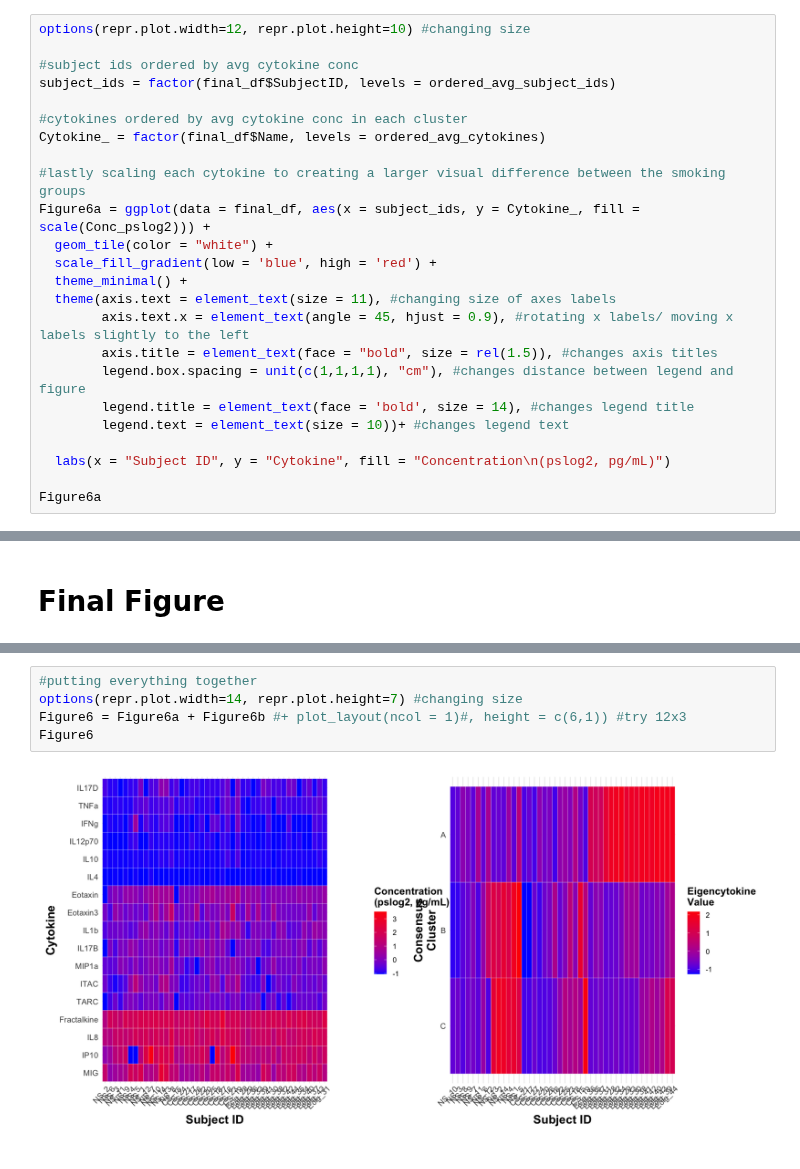
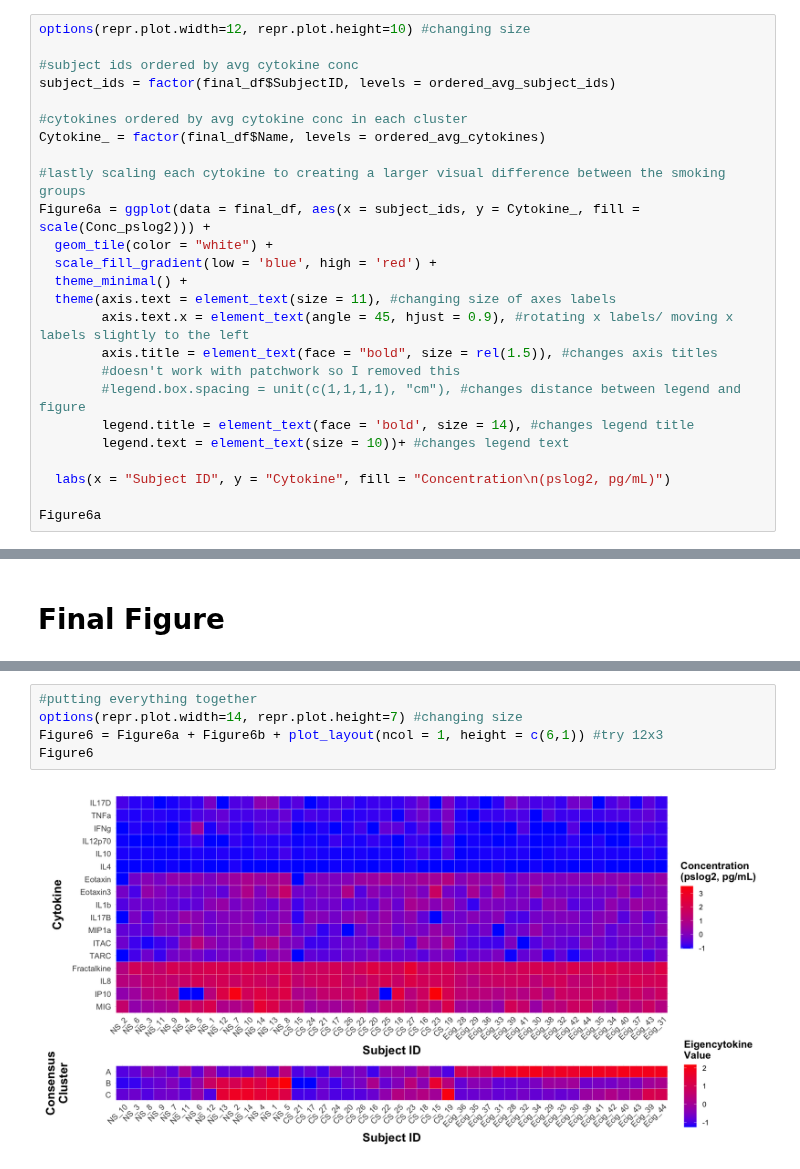
Before and after one commit to Ragerlab/Script_for_Cytokine-Signature-Clusters-as-a-Tool-to-Compare-Changes-associated-with-Tobacco-Product-, a Jupyter notebook: 1.4. Clustering Analyses/Eigencytokine Visualization (Figure 6).ipynb, the cells around one changed output, grey strips where cells are left out. Cells and saved outputs as stored; diff of their text form.

```diff
--- a/1.4. Clustering Analyses/Eigencytokine Visualization (Figure 6).ipynb
+++ b/1.4. Clustering Analyses/Eigencytokine Visualization (Figure 6).ipynb
@@ -208,7 +208,8 @@ Figure6a = ggplot(data = final_df, aes(x = subject_ids, y = Cytokine_, fill = sc
   theme(axis.text = element_text(size = 11), #changing size of axes labels
         axis.text.x = element_text(angle = 45, hjust = 0.9), #rotating x labels/ moving x labels slightly to the left
         axis.title = element_text(face = "bold", size = rel(1.5)), #changes axis titles
-        legend.box.spacing = unit(c(1,1,1,1), "cm"), #changes distance between legend and figure
+        #doesn't work with patchwork so I removed this
+        #legend.box.spacing = unit(c(1,1,1,1), "cm"), #changes distance between legend and figure
         legend.title = element_text(face = 'bold', size = 14), #changes legend title
         legend.text = element_text(size = 10))+ #changes legend text
 
@@ -355,7 +351,7 @@ Figure6b
 # %%
 #putting everything together
 options(repr.plot.width=14, repr.plot.height=7) #changing size
-Figure6 = Figure6a + Figure6b #+ plot_layout(ncol = 1)#, height = c(6,1)) #try 12x3
+Figure6 = Figure6a + Figure6b + plot_layout(ncol = 1, height = c(6,1)) #try 12x3
 Figure6
 # %% [output]
-[figure, old version]
+[figure, new version]
```
Also changed, not shown: parts of 5 cells of this notebook.
